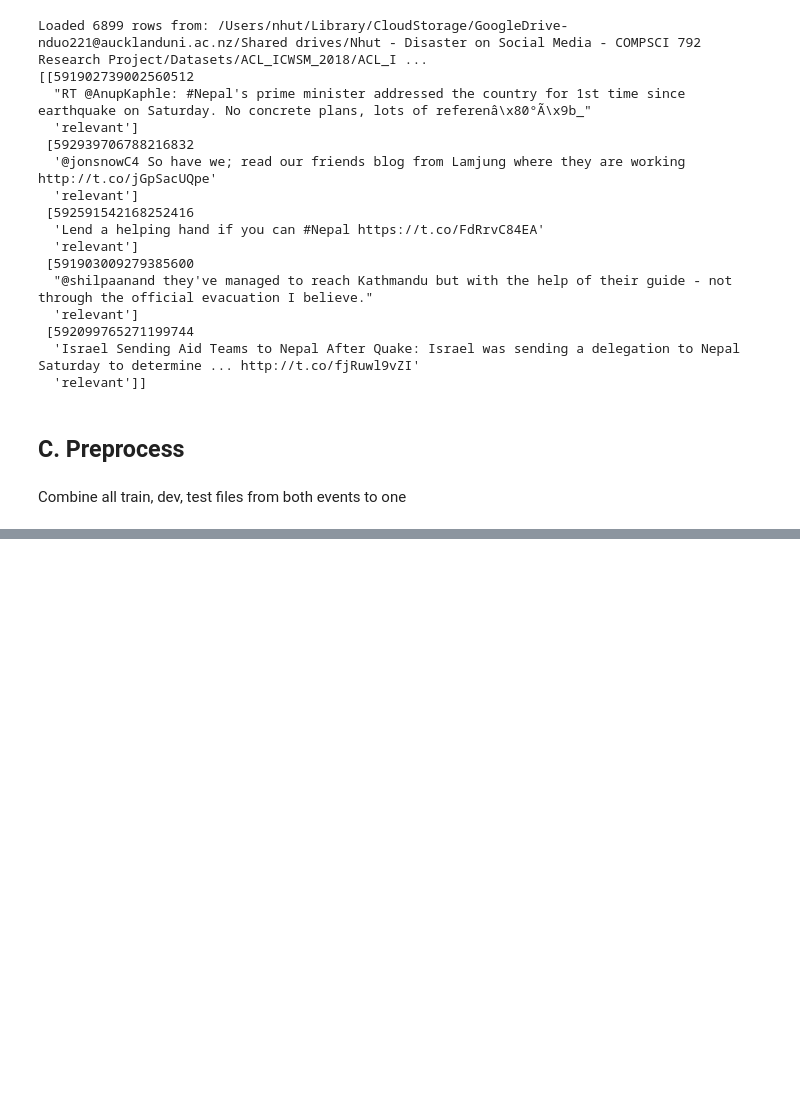
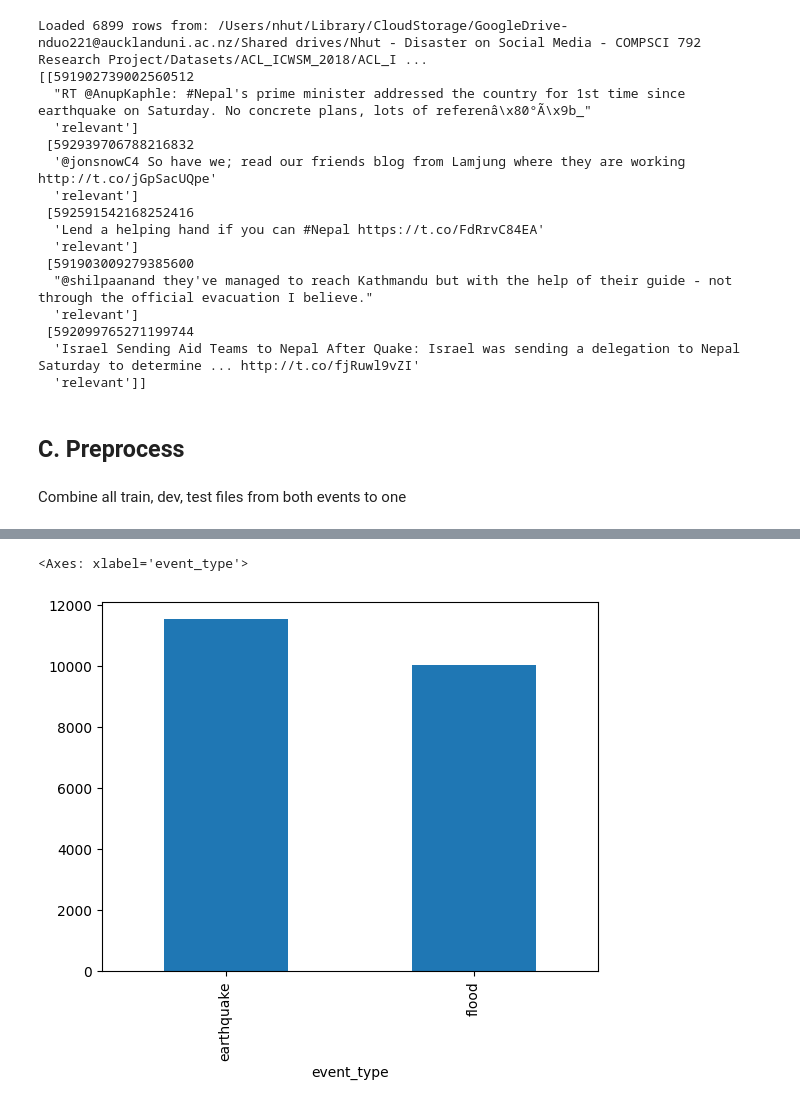
Before and after one commit to dhnhut/disaster-tweets, a Jupyter notebook: notebooks/0_dataset_ACL_ICWSM_2018.ipynb, the cells around one changed output, grey strips where cells are left out. Saved outputs shown, nothing was run; the diff lists cells and outputs as text; code cells hidden in the pictures; blank space fills up the shorter version.

```diff
--- a/notebooks/0_dataset_ACL_ICWSM_2018.ipynb
+++ b/notebooks/0_dataset_ACL_ICWSM_2018.ipynb
@@ -179,0 +239,5 @@ merged_df.to_csv( 'datasets/ACL_ICWSM_2018.csv', index=False)
+# %%
+merged_df['event_type'].value_counts().plot(kind='bar')
+# %% [output]
+<Axes: xlabel='event_type'>
+[figure, added]
```
Also changed, not shown: parts of 5 cells of this notebook.
